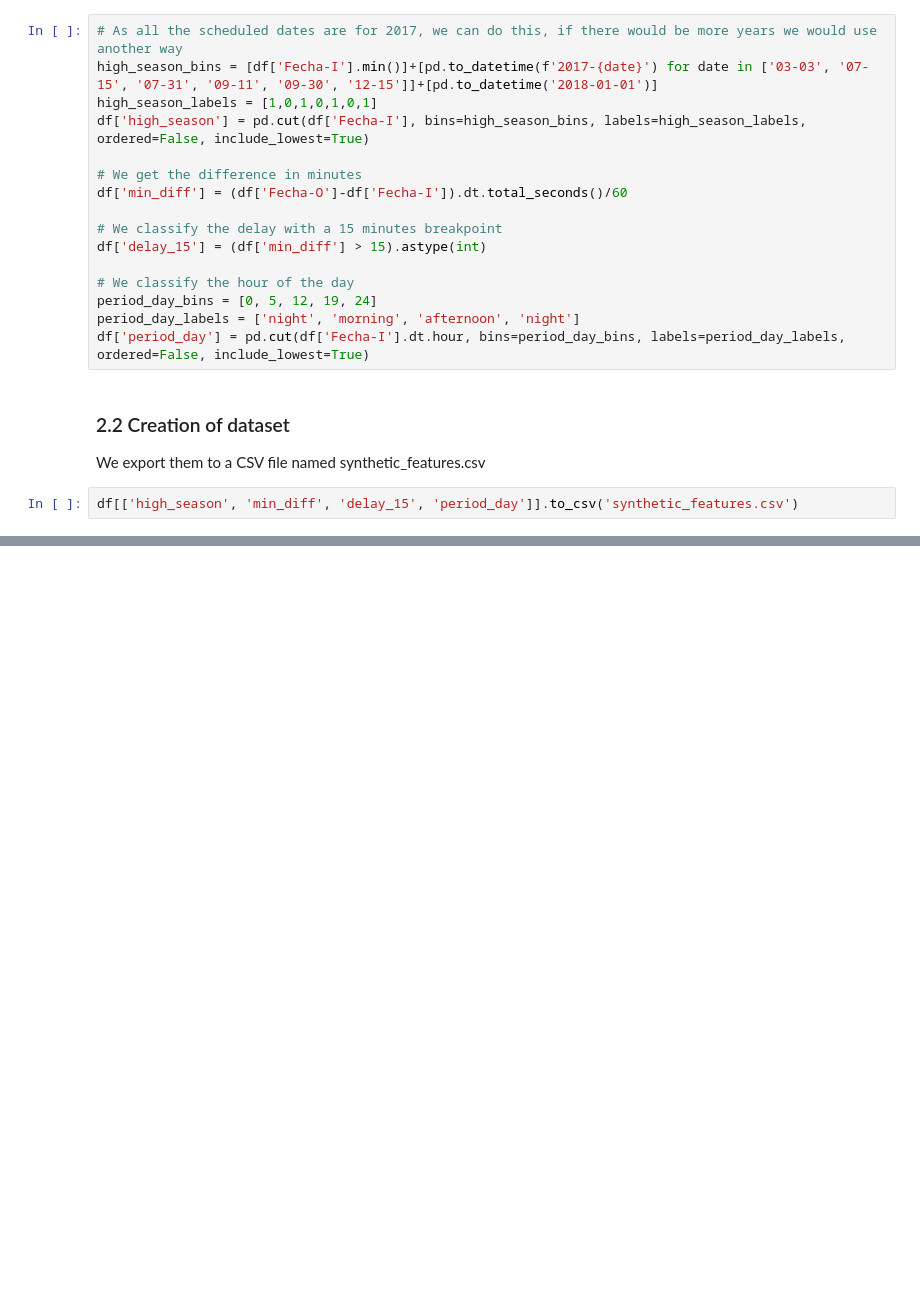
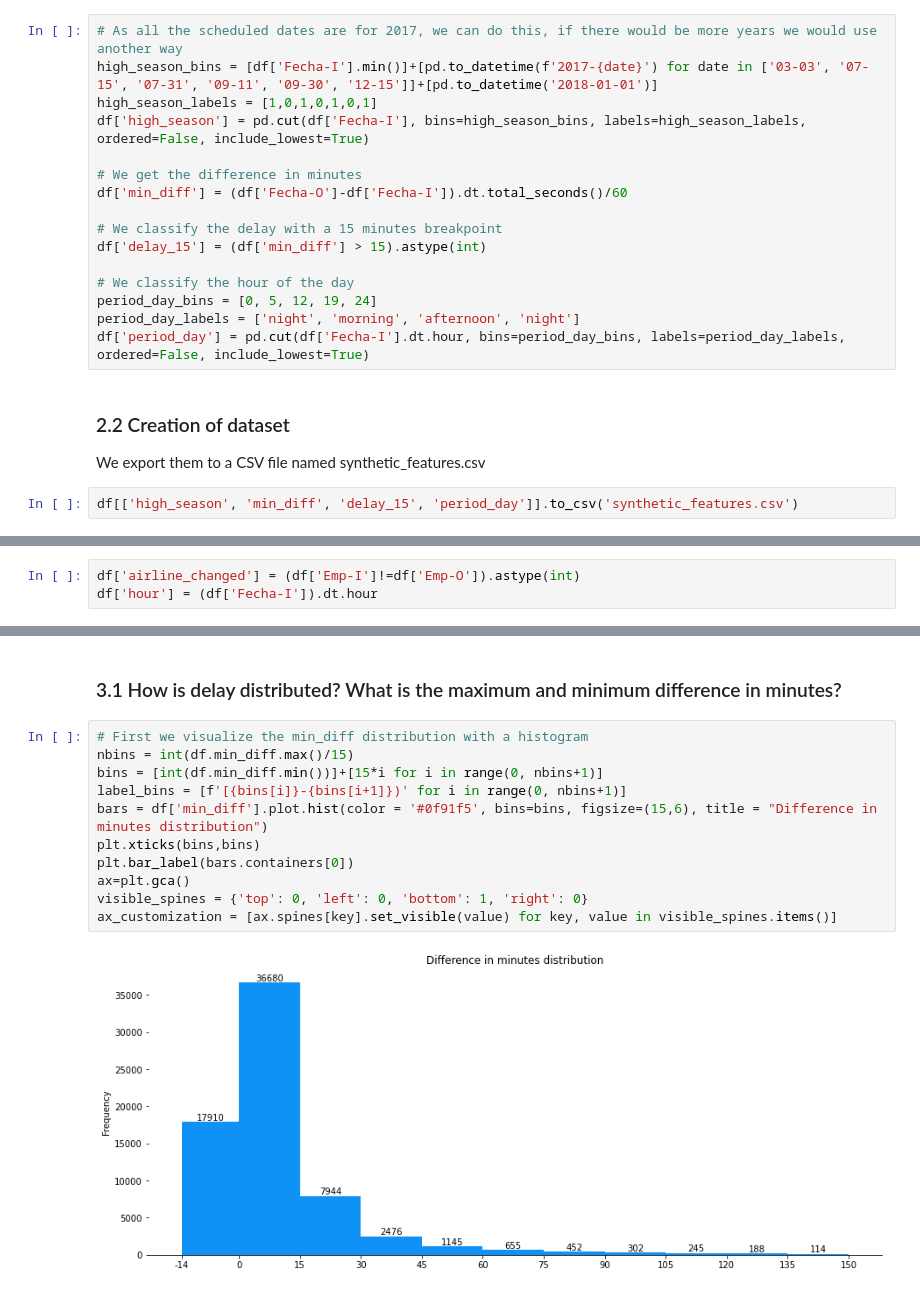
Before and after one commit to nizent/LATAMBestCompany, a Jupyter notebook: LATAM_EX.ipynb, the cells around one changed output, grey strips where cells are left out. Drawn from its saved outputs; the diff is of its cells as text; blank space fills up the shorter version.

```diff
--- a/LATAM_EX.ipynb
+++ b/LATAM_EX.ipynb
@@ -199,0 +207,3 @@ df[['high_season', 'min_diff', 'delay_15', 'period_day']].to_csv('synthetic_feat
+# %%
+df['airline_changed'] = (df['Emp-I']!=df['Emp-O']).astype(int)
+df['hour'] = (df['Fecha-I']).dt.hour
@@ -199,0 +213,15 @@ df[['high_season', 'min_diff', 'delay_15', 'period_day']].to_csv('synthetic_feat
+# %% [markdown]
+<h3>3.1 How is delay distributed? What is the maximum and minimum difference in minutes?</h3>
+# %%
+# First we visualize the min_diff distribution with a histogram
+nbins = int(df.min_diff.max()/15)
+bins = [int(df.min_diff.min())]+[15*i for i in range(0, nbins+1)]
+label_bins = [f'[{bins[i]}-{bins[i+1]})' for i in range(0, nbins+1)]
+bars = df['min_diff'].plot.hist(color = '#0f91f5', bins=bins, figsize=(15,6), title = "Difference in minutes distribution")
+plt.xticks(bins,bins)
+plt.bar_label(bars.containers[0])
+ax=plt.gca()
+visible_spines = {'top': 0, 'left': 0, 'bottom': 1, 'right': 0}
+ax_customization = [ax.spines[key].set_visible(value) for key, value in visible_spines.items()]
+# %% [output]
+[figure, added]
```
Also changed, not shown: parts of 11 cells of this notebook.
